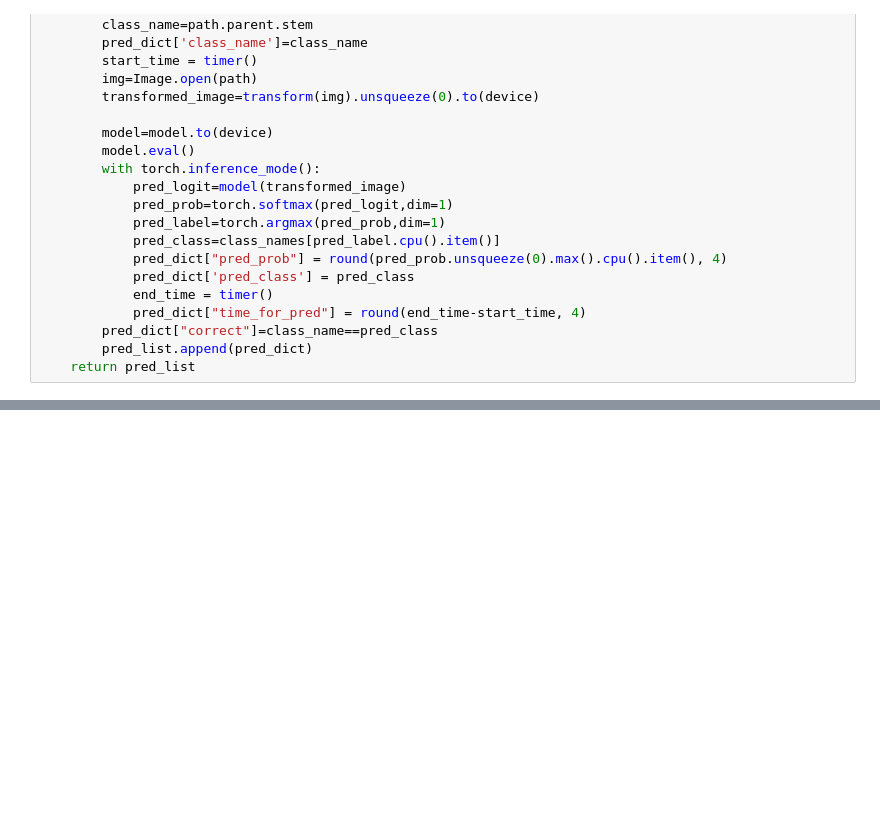
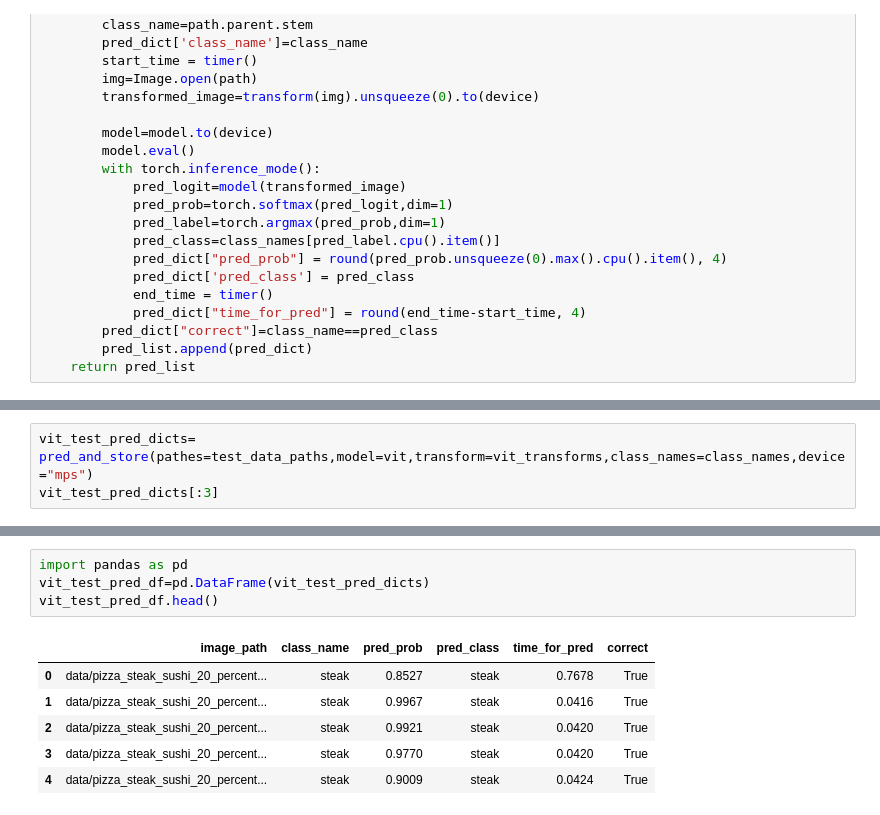
Before and after one commit to abdrhmner/deep-learning-by-pytorch, a Jupyter notebook: model_deploy.ipynb, the cells around one changed output, grey strips where cells are left out. Cells and saved outputs as stored; diff of their text form; blank space fills up the shorter version.

```diff
--- a/model_deploy.ipynb
+++ b/model_deploy.ipynb
@@ -647,0 +646,3 @@ AttributeError: 'DataFrame' object has no attribute 'time_for_pred'
+# %%
+vit_test_pred_dicts= pred_and_store(pathes=test_data_paths,model=vit,transform=vit_transforms,class_names=class_names,device="mps")
+vit_test_pred_dicts[:3]
@@ -647,0 +668,11 @@ AttributeError: 'DataFrame' object has no attribute 'time_for_pred'
+# %%
+import pandas as pd
+vit_test_pred_df=pd.DataFrame(vit_test_pred_dicts)
+vit_test_pred_df.head()
+# %% [output]
+|  | image_path | class_name | pred_prob | pred_class | time_for_pred | correct |
+| 0 | data/pizza_steak_sushi_20_percent... | steak | 0.8527 | steak | 0.7678 | True |
+| 1 | data/pizza_steak_sushi_20_percent... | steak | 0.9967 | steak | 0.0416 | True |
+| 2 | data/pizza_steak_sushi_20_percent... | steak | 0.9921 | steak | 0.0420 | True |
+| 3 | data/pizza_steak_sushi_20_percent... | steak | 0.9770 | steak | 0.0420 | True |
+| 4 | data/pizza_steak_sushi_20_percent... | steak | 0.9009 | steak | 0.0424 | True |
```
Also changed, not shown: parts of 17 cells of this notebook.
